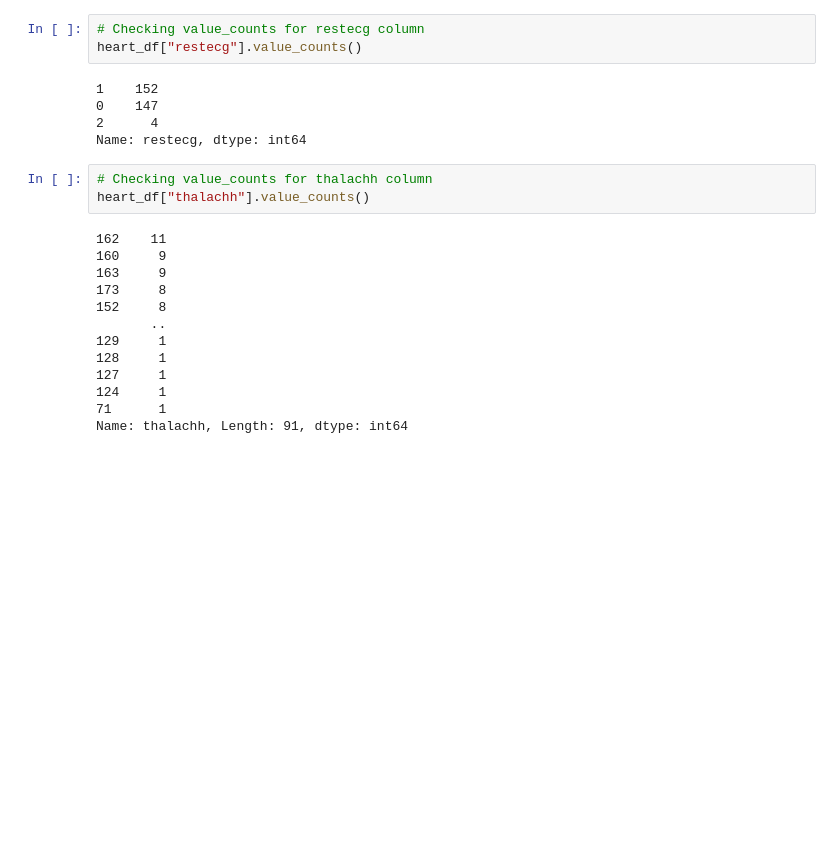
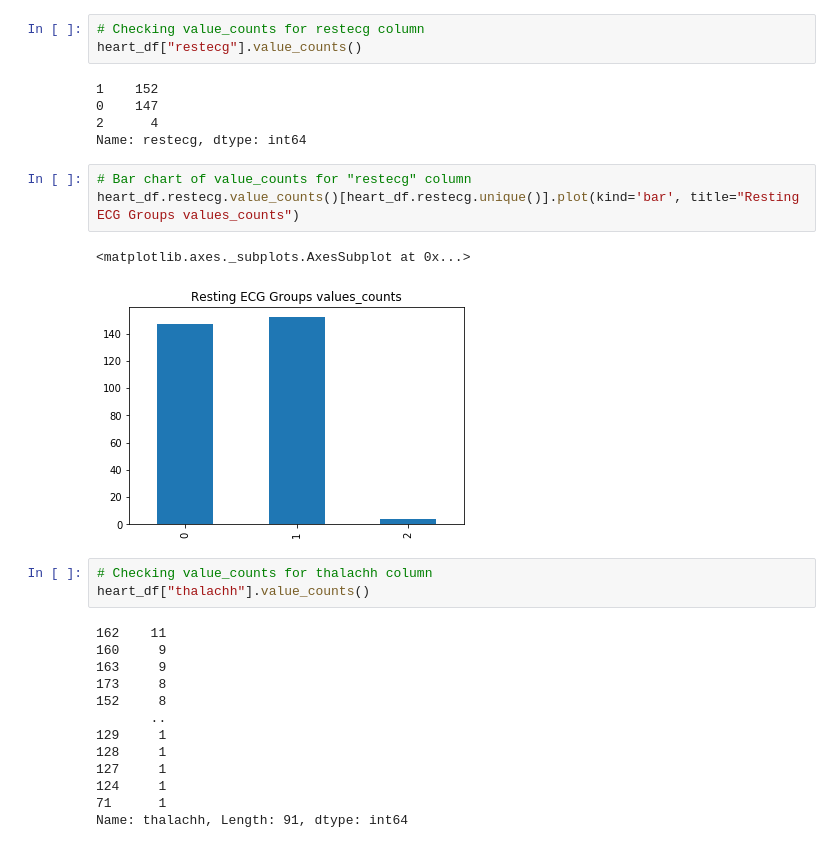
Before and after one commit to SandraBotica/ML_Project_4, a Jupyter notebook: heart_ML.ipynb, the cells around one changed output. Saved outputs shown, nothing was run; the diff lists cells and outputs as text; blank space fills up the shorter version.

```diff
--- a/heart_ML.ipynb
+++ b/heart_ML.ipynb
@@ -177,6 +201,12 @@ heart_df["restecg"].value_counts()
 0    147
 2      4
 Name: restecg, dtype: int64
+# %%
+# Bar chart of value_counts for "restecg" column
+heart_df.restecg.value_counts()[heart_df.restecg.unique()].plot(kind='bar', title="Resting ECG Groups values_counts")
+# %% [output]
+<matplotlib.axes._subplots.AxesSubplot at 0x...>
+[figure, added]
 # %%
 # Checking value_counts for thalachh column
 heart_df["thalachh"].value_counts()
```
Also changed, not shown: parts of 41 cells of this notebook.
